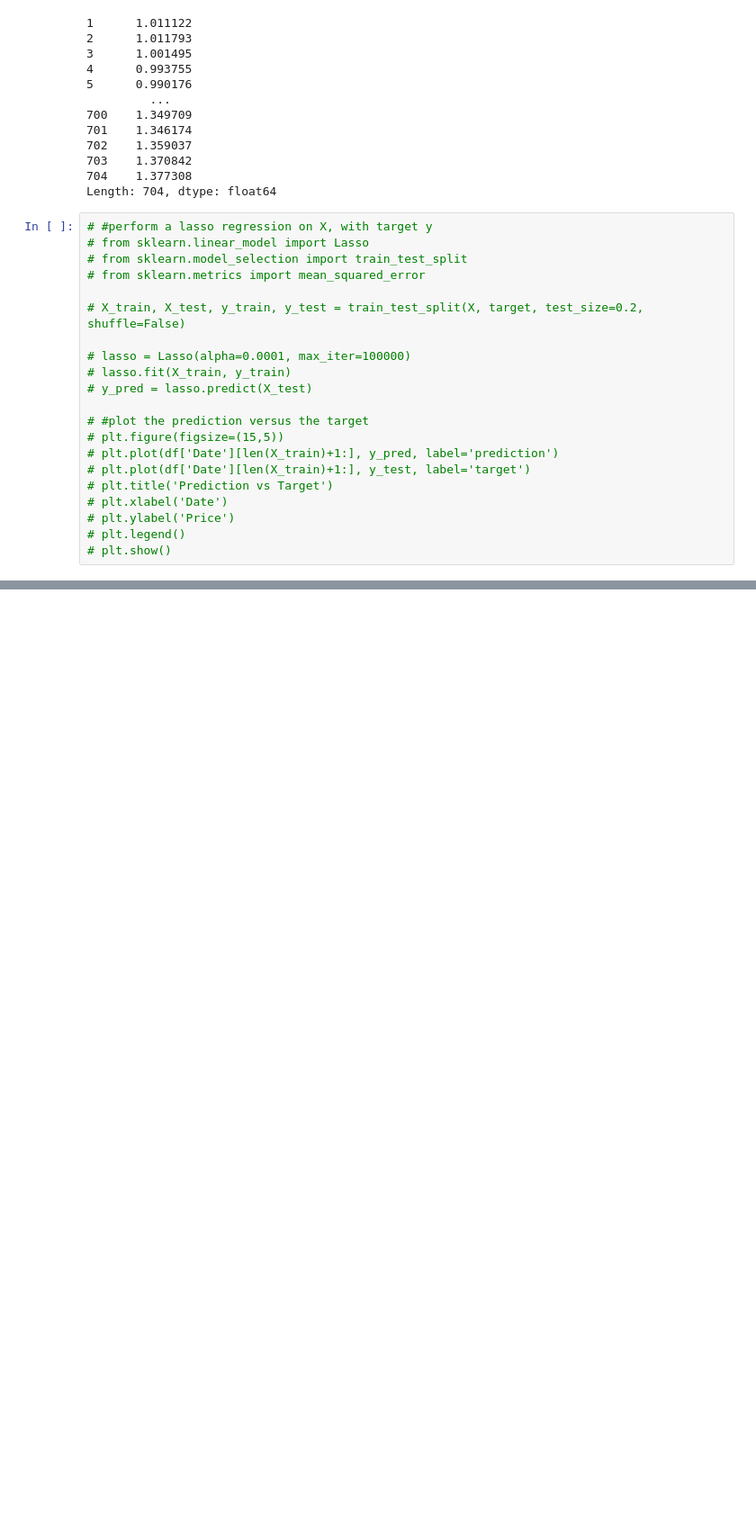
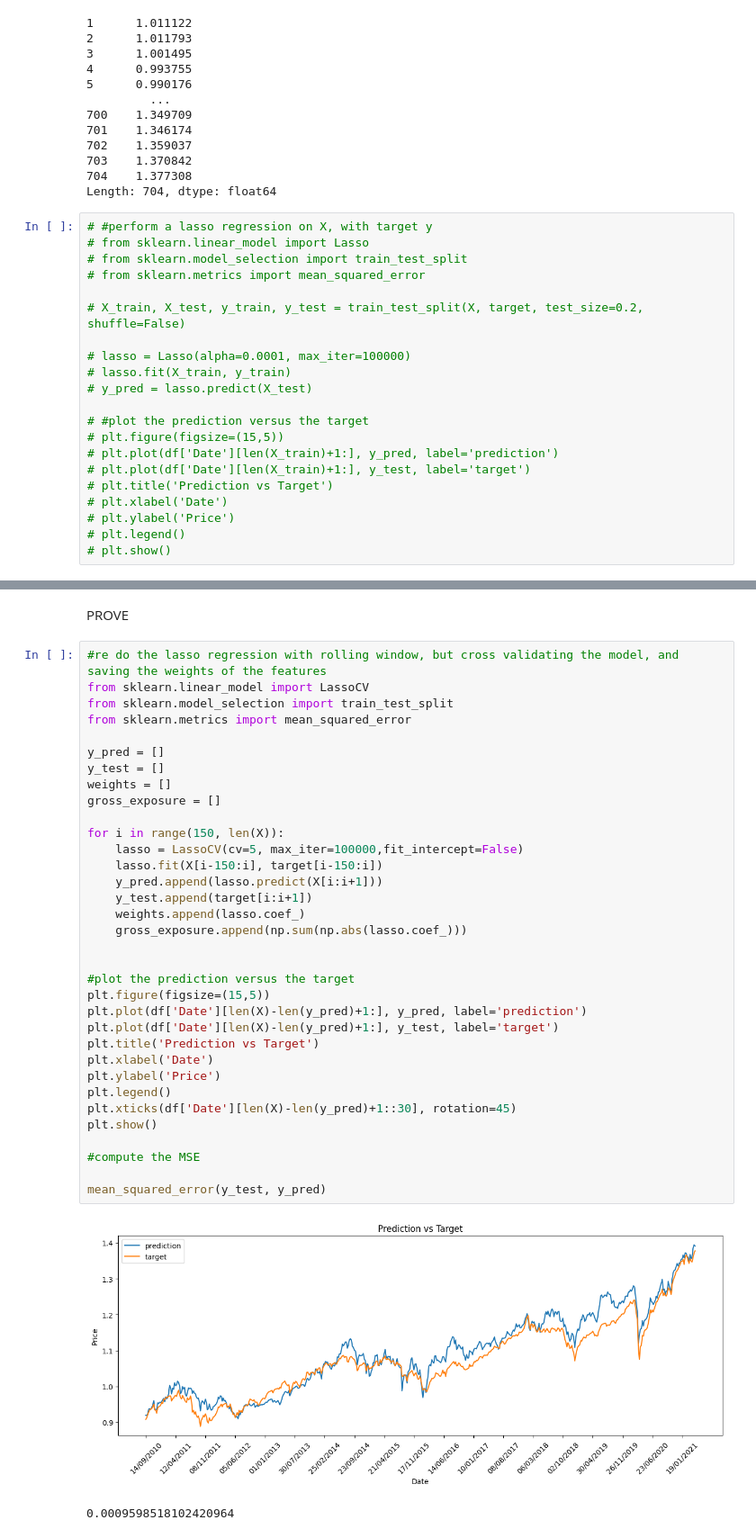
Before and after one commit to jstringara/Fintech, a Jupyter notebook: Progetto finale/Regression.ipynb, the cells around one changed output, grey strips where cells are left out. Shown at 90% size. Saved outputs shown, nothing was run; the diff lists cells and outputs as text; blank space fills up the shorter version.

Commit message:
Aggiunto 'n botto di modelli
Alcuni fallimentari, Alcuni promettenti, ho grossi dubbi su una cosa, aspettatevi un mio messaggio domattina

```diff
--- a/Progetto finale/Regression.ipynb
+++ b/Progetto finale/Regression.ipynb
@@ -204,0 +205,39 @@ mean_squared_error(y_test, y_pred)
+# %% [markdown]
+PROVE
+# %%
+#re do the lasso regression with rolling window, but cross validating the model, and saving the weights of the features
+from sklearn.linear_model import LassoCV
+from sklearn.model_selection import train_test_split
+from sklearn.metrics import mean_squared_error
+
+y_pred = []
+y_test = []
+weights = []
+gross_exposure = []
+
+for i in range(150, len(X)):
+    lasso = LassoCV(cv=5, max_iter=100000,fit_intercept=False)
+    lasso.fit(X[i-150:i], target[i-150:i])
+    y_pred.append(lasso.predict(X[i:i+1]))
+    y_test.append(target[i:i+1])
+    weights.append(lasso.coef_)
+    gross_exposure.append(np.sum(np.abs(lasso.coef_)))
+
+
+#plot the prediction versus the target
+plt.figure(figsize=(15,5))
+plt.plot(df['Date'][len(X)-len(y_pred)+1:], y_pred, label='prediction')
+plt.plot(df['Date'][len(X)-len(y_pred)+1:], y_test, label='target')
+plt.title('Prediction vs Target')
+plt.xlabel('Date')
+plt.ylabel('Price')
+plt.legend()
+plt.xticks(df['Date'][len(X)-len(y_pred)+1::30], rotation=45)
+plt.show()
+
+#compute the MSE
+
+mean_squared_error(y_test, y_pred)
+# %% [output]
+[figure, added]
+0.0009598518102420964
```
Also changed, not shown: parts of 9 cells of this notebook.
